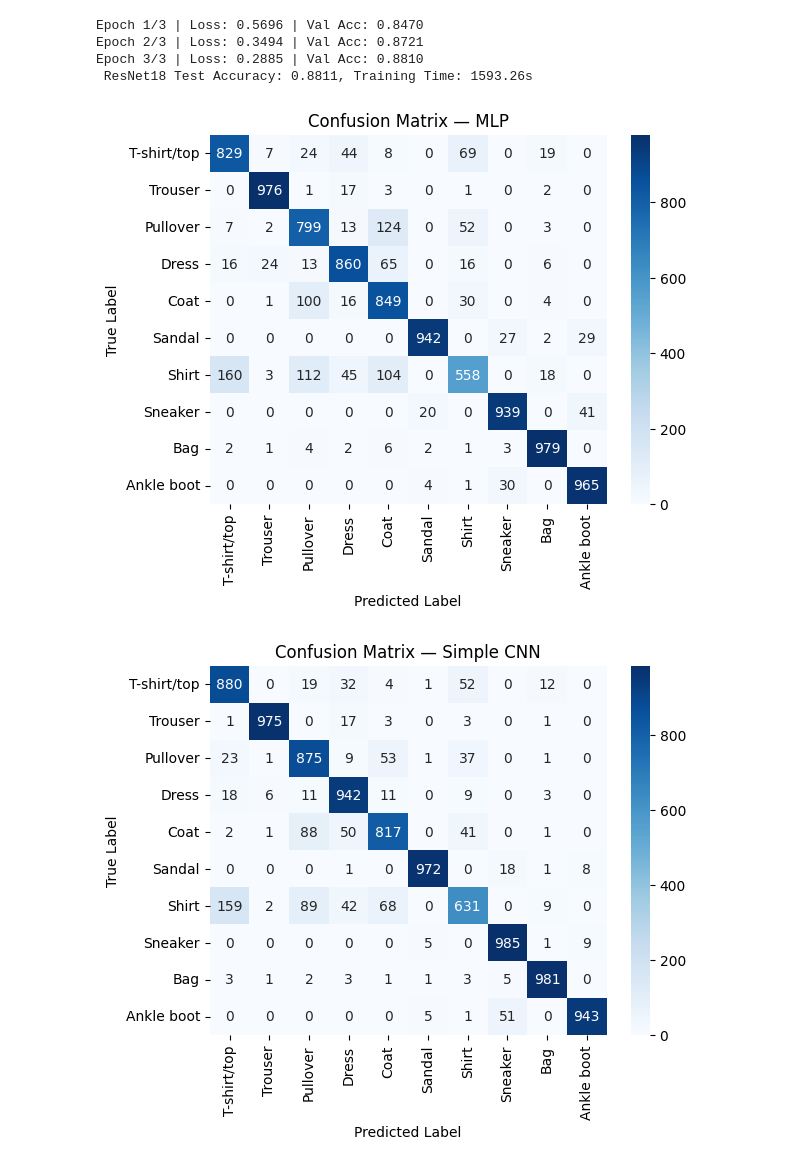
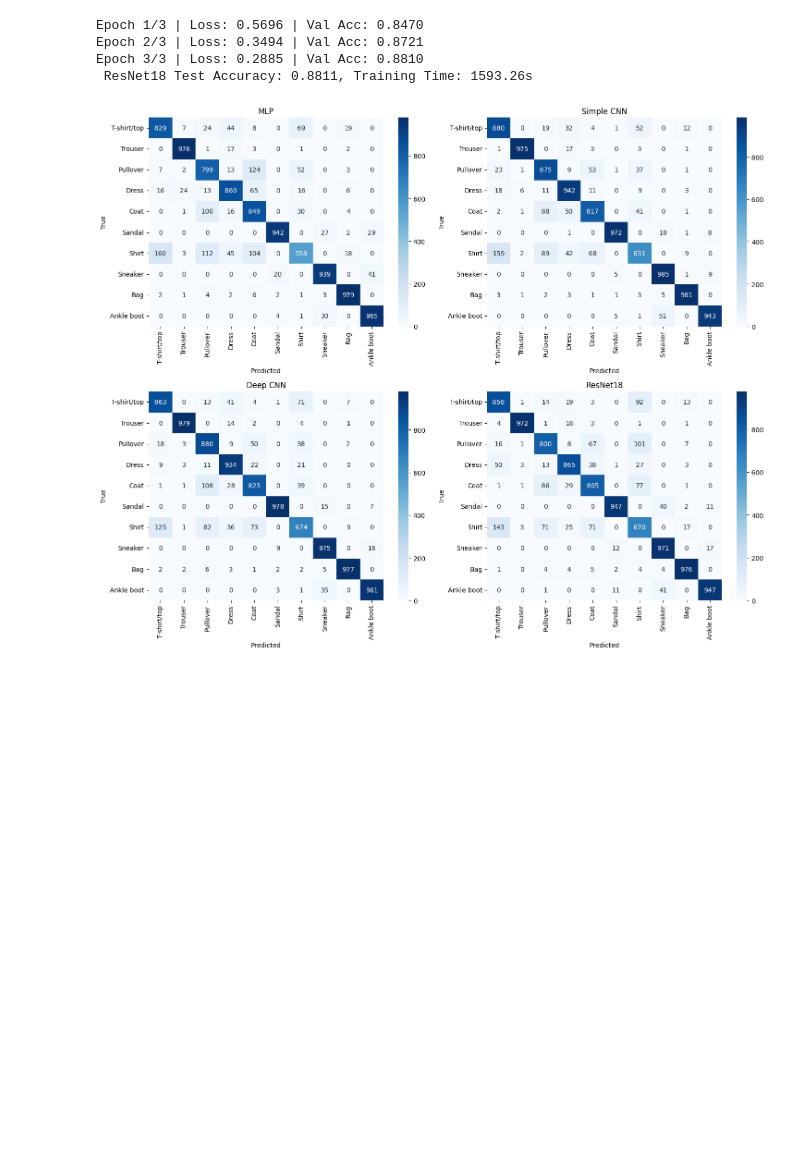
Before and after one commit to kayleepho/MATH-5750-Project-3, a Jupyter notebook: project3.ipynb, the cells around one changed output. Drawn from its saved outputs; the diff is of its cells as text; code cells hidden in the pictures; blank space fills up the shorter version.

```diff
--- a/project3.ipynb
+++ b/project3.ipynb
@@ -454,41 +454,45 @@ Epoch 3/3 | Loss: 0.2885 | Val Acc: 0.8810
 # %%
 import matplotlib.pyplot as plt
 import seaborn as sns
 from sklearn.metrics import confusion_matrix
-import torch
 
-# Class names in Fashion-MNIST
+# List of models and their names
+models = [
+    (mlp_model, "MLP"),
+    (simple_cnn, "Simple CNN"),
+    (deep_cnn, "Deep CNN"),
+    (resnet_model, "ResNet18")
+]
+
 class_names = ['T-shirt/top', 'Trouser', 'Pullover', 'Dress', 'Coat',
                'Sandal', 'Shirt', 'Sneaker', 'Bag', 'Ankle boot']
 
-def plot_confusion(model, model_name, test_loader, save_path=None):
+# Create 2x2 subplot
+fig, axes = plt.subplots(2, 2, figsize=(15, 12))
+axes = axes.flatten()
+
+for idx, (model, name) in enumerate(models):
     model.eval()
     all_preds = []
     all_labels = []
     with torch.no_grad():
         for xb, yb in test_loader:
             xb, yb = xb.to(device), yb.to(device)
             outputs = model(xb)
             _, preds = torch.max(outputs, 1)
             all_preds.extend(preds.cpu().numpy())
             all_labels.extend(yb.cpu().numpy())
 
     cm = confusion_matrix(all_labels, all_preds)
 
-    sns.heatmap(cm, annot=True, fmt='d', cmap='Blues', xticklabels=class_names, yticklabels=class_names)
-    plt.xlabel('Predicted Label')
-    plt.ylabel('True Label')
-    plt.title(f'Confusion Matrix — {model_name}')
+    sns.heatmap(cm, annot=True, fmt='d', cmap='Blues',
+                xticklabels=class_names, yticklabels=class_names,
+                ax=axes[idx])
+    axes[idx].set_title(name)
+    axes[idx].set_xlabel('Predicted')
+    axes[idx].set_ylabel('True')
 
-    if save_path:
-        plt.savefig(save_path, bbox_inches='tight')
-    plt.show()
-
-# Plot confusion matrices for all models
-plot_confusion(mlp_model, "MLP", test_loader, "mlp_confusion.png")
-plot_confusion(simple_cnn, "Simple CNN", test_loader, "simple_cnn_confusion.png")
-plot_confusion(deep_cnn, "Deep CNN", test_loader, "deep_cnn_confusion.png")
-plot_confusion(resnet_model, "ResNet18", test_loader, "resnet_confusion.png")
+plt.tight_layout()
+plt.show()
 # %% [output]
-[figure, old version]
+[figure, new version]
-[figure, removed]
```
Also changed, not shown: parts of 1 cell of this notebook.
